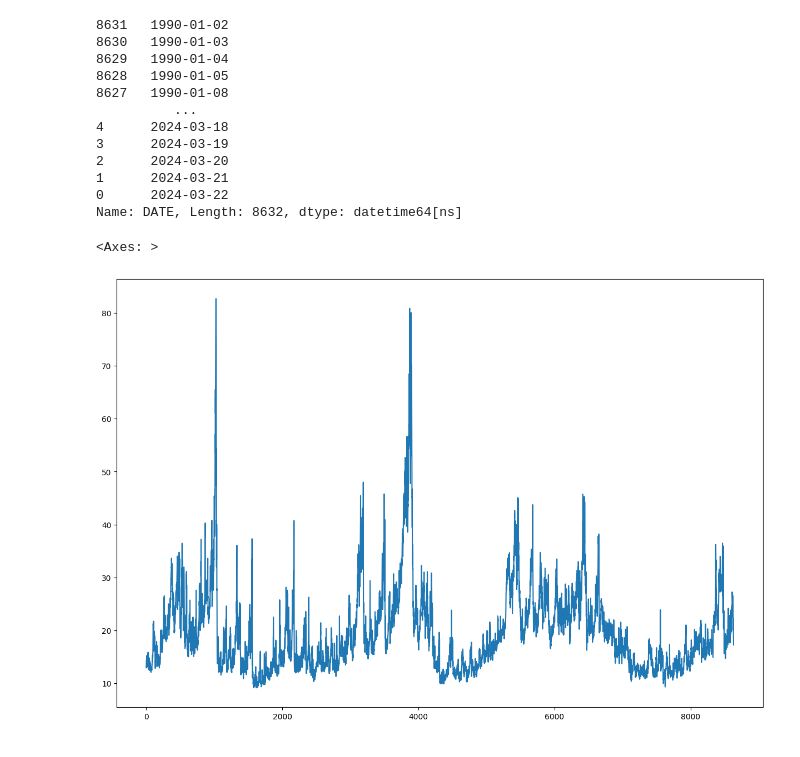
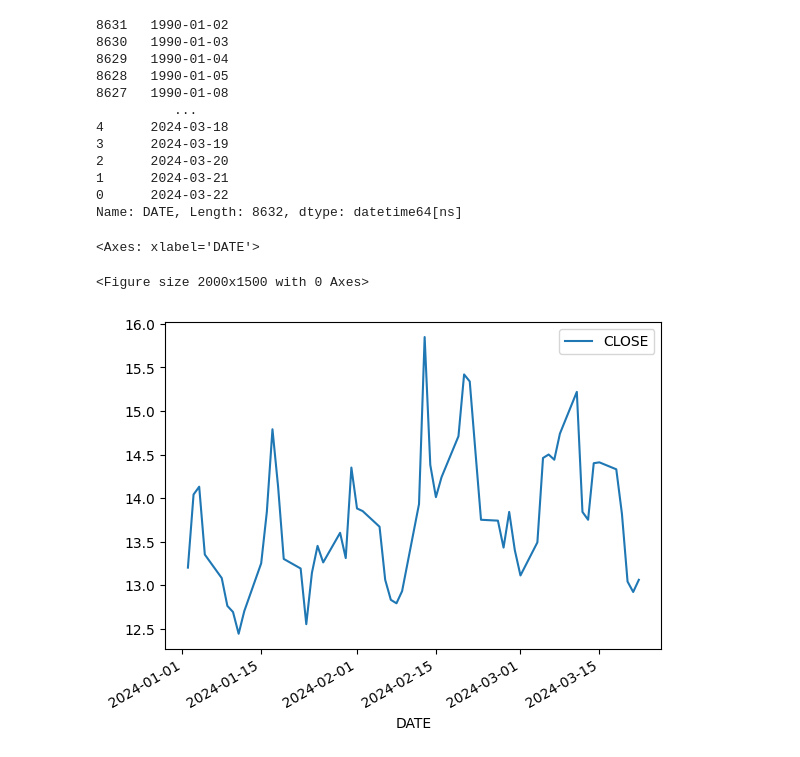
Before and after one commit to HaninIsmail01/Codealpha_task1, a Jupyter notebook: CodeAlpha_task1.ipynb, the cells around one changed output. Saved outputs shown, nothing was run; the diff lists cells and outputs as text; code cells hidden in the pictures.

```diff
--- a/CodeAlpha_task1.ipynb
+++ b/CodeAlpha_task1.ipynb
@@ -97,9 +97,12 @@ data['DATE'].sort_values()
 1      2024-03-21
 0      2024-03-22
 Name: DATE, Length: 8632, dtype: datetime64[ns]
+# %%
+data_24 = data[ data['DATE'].dt.year == 2024]
 # %%
-plt.figure(figsize=(15, 10))
-data['CLOSE'].plot(x= data['DATE'], y= data['CLOSE'])
+plt.figure(figsize=(20, 15))
+data_24.plot(x = 'DATE', y= 'CLOSE')
 # %% [output]
-<Axes: >
+<Axes: xlabel='DATE'>
+<Figure size 2000x1500 with 0 Axes>
-[figure, old version]
+[figure, new version]
```
Also changed, not shown: parts of 4 cells of this notebook.
